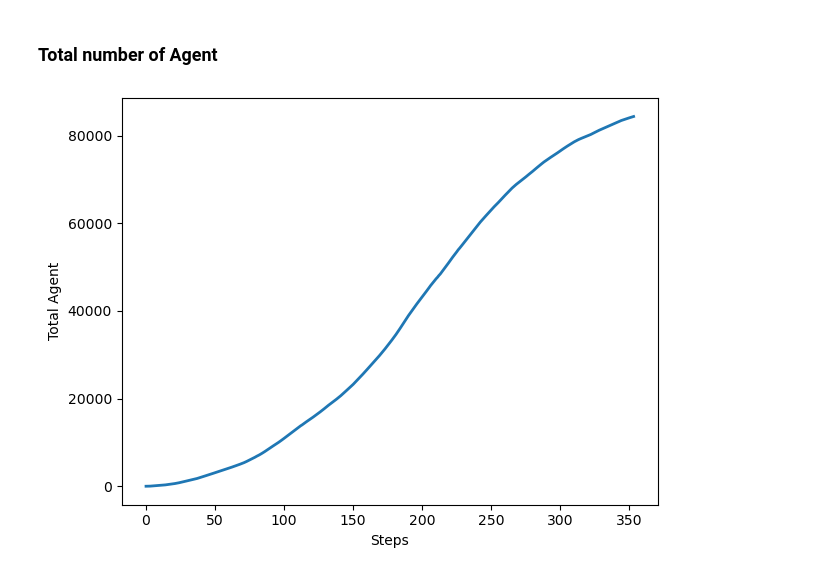
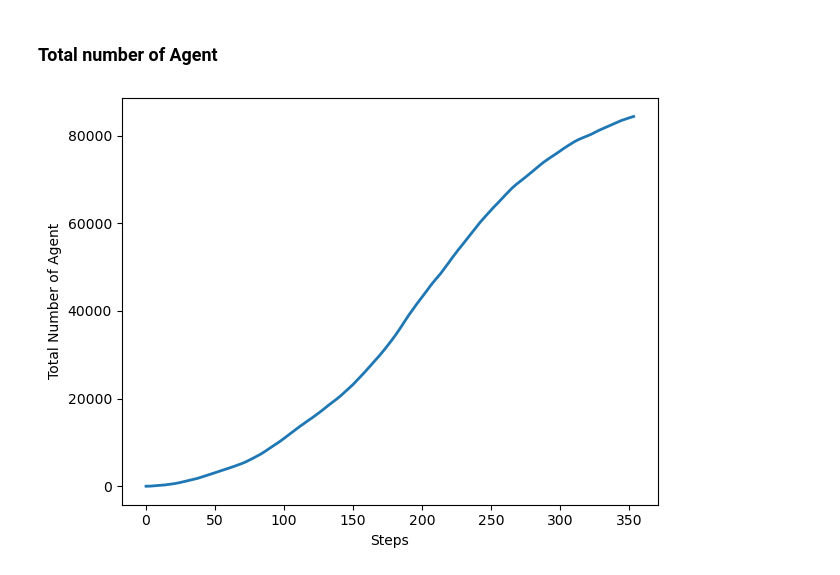
Before and after one commit to MoeBuTa/SlimeMould, a Jupyter notebook: slime.ipynb, the cells around one changed output. Cells and saved outputs as stored; diff of their text form; code cells hidden in the pictures.

```diff
--- a/slime.ipynb
+++ b/slime.ipynb
@@ -162,6 +162,6 @@ utils.decorate(xlabel='Steps', ylabel='Average Pheromone', loc='upper left')
 ### Total number of Agent
 # %%
 plt.plot(city.mould.get_total_num())
-utils.decorate(xlabel='Steps', ylabel='Total Agent', loc='upper left')
+utils.decorate(xlabel='Steps', ylabel='Total Number of Agent', loc='upper left')
 # %% [output]
-[figure, old version]
+[figure, new version]
```
Also changed, not shown: parts of 6 cells of this notebook, 1 other file.
